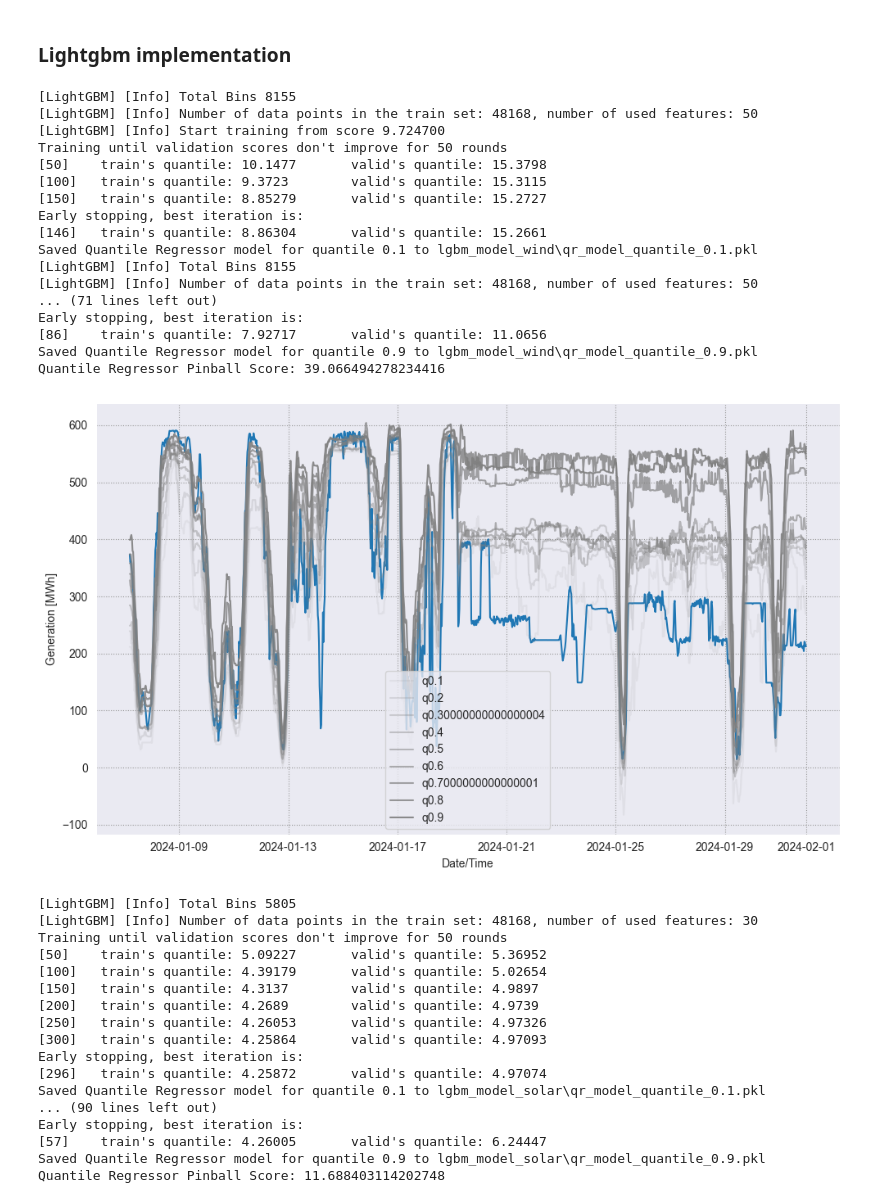
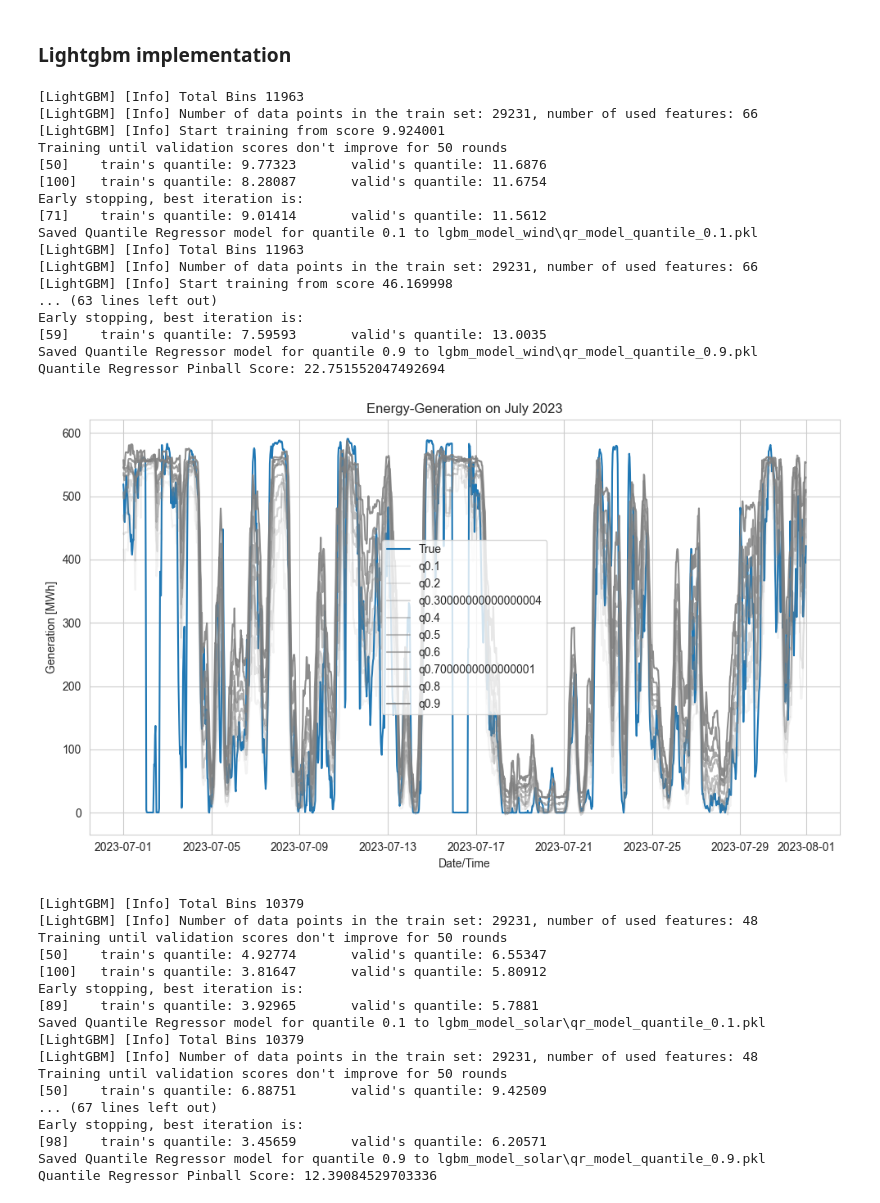
Before and after one commit to av1c3nna/awp2, a Jupyter notebook: model_training.ipynb, the cells around one changed output. Saved outputs shown, nothing was run; the diff lists cells and outputs as text; code cells hidden in the pictures.

```diff
--- a/model_training.ipynb
+++ b/model_training.ipynb
@@ -63,20 +76,24 @@ def create_submission_data(original_data, wind_prediction, solar_prediction, dat
 #create_submission_data(merged_hornsea, wind_pred, solar_pred, "2024-05-17")
 # %%
 import importlib
-from Preprocessing import *
+import Preprocessing
+importlib.reload(Preprocessing)
 
-feature_engineerer_wind = FeatureEngineerer(label = 'Wind_MWh_credit', columns_to_ohe = ['unavailabilityType', 'affectedUnit', "outage"])
+feature_engineerer_wind = Preprocessing.FeatureEngineerer(label = 'Wind_MWh_credit', columns_to_ohe = ['unavailabilityType', 'affectedUnit', "outage"])
 feature_engineerer_wind.perform_feature_engineering(merged_hornsea, deployment = False)
 
-feature_engineerer_solar = FeatureEngineerer(label = "Solar_MWh_credit")
+feature_engineerer_solar = Preprocessing.FeatureEngineerer(label = "Solar_MWh_credit")
 feature_engineerer_solar.perform_feature_engineering(merged_pes, deployment = False)
 
 merged_pes_simple = merged_pes[['solar_down_rad', 'Solar_MWh_credit', 'Wind_MWh_credit']]
-feature_engineerer_solar_baseline = FeatureEngineerer(label = 'Solar_MWh_credit')
+feature_engineerer_solar_baseline = Preprocessing.FeatureEngineerer(label = 'Solar_MWh_credit')
 feature_engineerer_solar_baseline.perform_feature_engineering(merged_pes_simple, deployment = False)
 
 merged_hornsea_simple = merged_hornsea[['wind_speed_100', 'Solar_MWh_credit', 'Wind_MWh_credit']]
-feature_engineerer_wind_baseline = FeatureEngineerer(label = 'Wind_MWh_credit')
+feature_engineerer_wind_baseline = Preprocessing.FeatureEngineerer(label = 'Wind_MWh_credit')
 feature_engineerer_wind_baseline.perform_feature_engineering(merged_hornsea_simple, deployment = False)
 # %% [output]
 INFO:root:No features found to onehotencode.
+# %%
+feature_engineerer_wind.train_val_test_split_by_year(merged_hornsea, 6, 12)
+feature_engineerer_wind.X_val
@@ -323,6 +328,8 @@ xgboost_model_solar.plot_quantils(x=feature_engineerer_solar.y_test, y=xgboost_m
 # %% [markdown]
 ### __Lightgbm implementation__
 # %%
+importlib.reload(model_utils)
+
 quantiles = np.arange(0.1, 1.0, 0.1)
 
 # Specify model save directory
@@ -332,27 +339,27 @@ lgbm_model_wind = model_utils.LGBMRegressorModel(feature_engineerer_wind, quanti
 lgbm_model_wind.train_and_predict()  # This will skip training for already loaded models
 print(f"Quantile Regressor Pinball Score: {lgbm_model_wind.pinball_score()}")
 # %% [output]
-[LightGBM] [Info] Total Bins 8155
-[LightGBM] [Info] Number of data points in the train set: 48168, number of used features: 50
-[LightGBM] [Info] Start training from score 9.724700
+[LightGBM] [Info] Total Bins 11963
+[LightGBM] [Info] Number of data points in the train set: 29231, number of used features: 66
+[LightGBM] [Info] Start training from score 9.924001
 Training until validation scores don't improve for 50 rounds
-[50]    train's quantile: 10.1477       valid's quantile: 15.3798
-[100]   train's quantile: 9.3723        valid's quantile: 15.3115
-[150]   train's quantile: 8.85279       valid's quantile: 15.2727
+[50]    train's quantile: 9.77323       valid's quantile: 11.6876
+[100]   train's quantile: 8.28087       valid's quantile: 11.6754
 Early stopping, best iteration is:
-[146]   train's quantile: 8.86304       valid's quantile: 15.2661
+[71]    train's quantile: 9.01414       valid's quantile: 11.5612
 Saved Quantile Regressor model for quantile 0.1 to lgbm_model_wind\qr_model_quantile_0.1.pkl
-[LightGBM] [Info] Total Bins 8155
-[LightGBM] [Info] Number of data points in the train set: 48168, number of used features: 50
-... (71 lines left out)
+[LightGBM] [Info] Total Bins 11963
+[LightGBM] [Info] Number of data points in the train set: 29231, number of used features: 66
+[LightGBM] [Info] Start training from score 46.169998
+... (63 lines left out)
 Early stopping, best iteration is:
-[86]    train's quantile: 7.92717       valid's quantile: 11.0656
+[59]    train's quantile: 7.59593       valid's quantile: 13.0035
 Saved Quantile Regressor model for quantile 0.9 to lgbm_model_wind\qr_model_quantile_0.9.pkl
-Quantile Regressor Pinball Score: 39.066494278234416
+Quantile Regressor Pinball Score: 22.751552047492694
 # %%
-lgbm_model_wind.plot_quantils(feature_engineerer_wind.y_test, lgbm_model_wind.q_predictions, quantiles)
+lgbm_model_wind.plot_quantils(feature_engineerer_wind.y_test.index, lgbm_model_wind.q_predictions, quantiles, year = 2023, month=7)
 # %% [output]
-[figure, old version]
+[figure, new version]
 # %%
 quantiles = np.arange(0.1, 1.0, 0.1)
 
@@ -363,21 +370,21 @@ lgbm_model_solar = model_utils.LGBMRegressorModel(feature_engineerer_solar, quan
 lgbm_model_solar.train_and_predict()  # This will skip training for already loaded models
 print(f"Quantile Regressor Pinball Score: {lgbm_model_solar.pinball_score()}")
 # %% [output]
-[LightGBM] [Info] Total Bins 5805
-[LightGBM] [Info] Number of data points in the train set: 48168, number of used features: 30
+[LightGBM] [Info] Total Bins 10379
+[LightGBM] [Info] Number of data points in the train set: 29231, number of used features: 48
 Training until validation scores don't improve for 50 rounds
-[50]    train's quantile: 5.09227       valid's quantile: 5.36952
-[100]   train's quantile: 4.39179       valid's quantile: 5.02654
-[150]   train's quantile: 4.3137        valid's quantile: 4.9897
-[200]   train's quantile: 4.2689        valid's quantile: 4.9739
-[250]   train's quantile: 4.26053       valid's quantile: 4.97326
-[300]   train's quantile: 4.25864       valid's quantile: 4.97093
+[50]    train's quantile: 4.92774       valid's quantile: 6.55347
+[100]   train's quantile: 3.81647       valid's quantile: 5.80912
 Early stopping, best iteration is:
-[296]   train's quantile: 4.25872       valid's quantile: 4.97074
+[89]    train's quantile: 3.92965       valid's quantile: 5.7881
 Saved Quantile Regressor model for quantile 0.1 to lgbm_model_solar\qr_model_quantile_0.1.pkl
-... (90 lines left out)
+[LightGBM] [Info] Total Bins 10379
+[LightGBM] [Info] Number of data points in the train set: 29231, number of used features: 48
+Training until validation scores don't improve for 50 rounds
+[50]    train's quantile: 6.88751       valid's quantile: 9.42509
+... (67 lines left out)
 Early stopping, best iteration is:
-[57]    train's quantile: 4.26005       valid's quantile: 6.24447
+[98]    train's quantile: 3.45659       valid's quantile: 6.20571
 Saved Quantile Regressor model for quantile 0.9 to lgbm_model_solar\qr_model_quantile_0.9.pkl
-Quantile Regressor Pinball Score: 11.688403114202748
+Quantile Regressor Pinball Score: 12.39084529703336
 # %%
```
Also changed, not shown: parts of 36 cells of this notebook, 1 other file.
